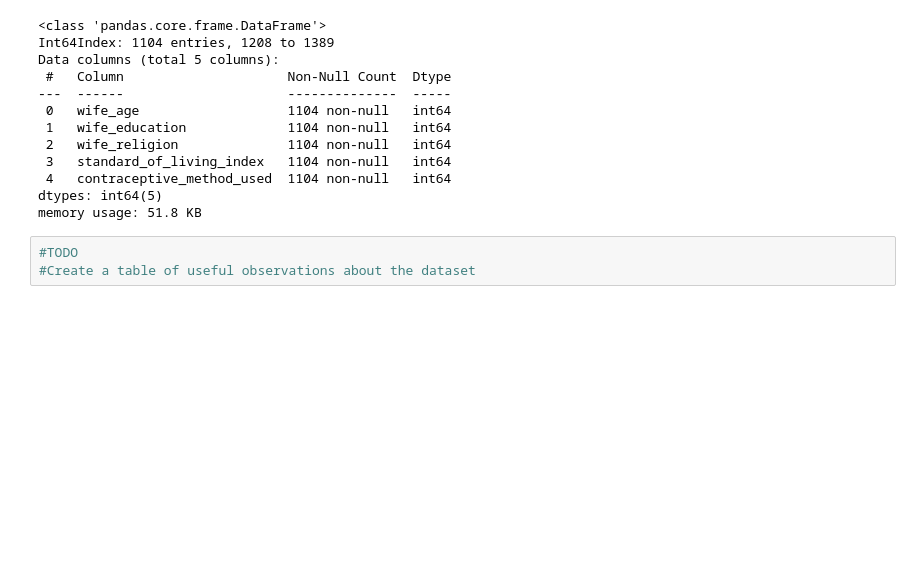
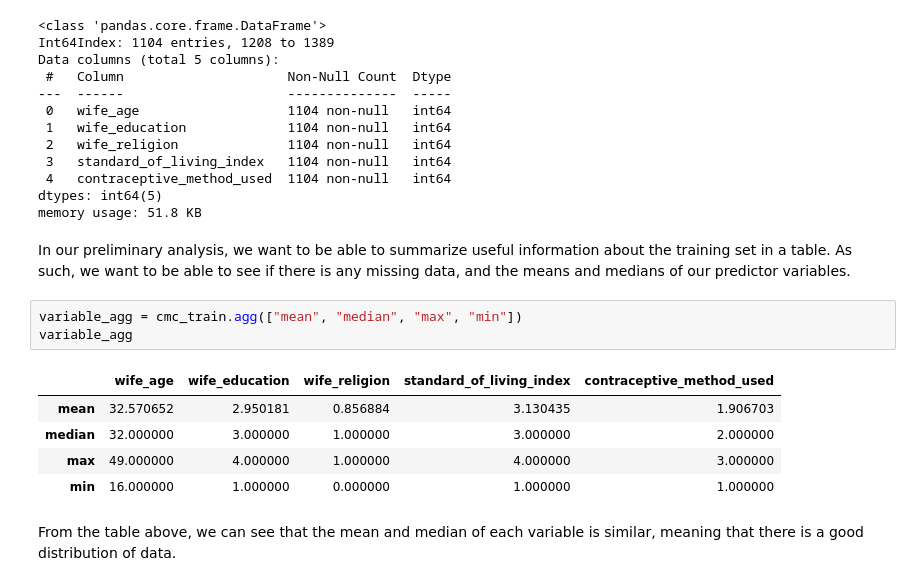
Before and after one commit to kennaroozendaal/DSCI-100-Group-Project-15-, a Jupyter notebook: Project/Project_proposal.ipynb, the cells around one changed output. Drawn from its saved outputs; the diff is of its cells as text; blank space fills up the shorter version.

Commit message:
Basic exploratory data analysis

```diff
--- a/Project/Project_proposal.ipynb
+++ b/Project/Project_proposal.ipynb
@@ -102,6 +102,16 @@ Data columns (total 5 columns):
  4   contraceptive_method_used  1104 non-null   int64
 dtypes: int64(5)
 memory usage: 51.8 KB
-# %%
-#TODO
-#Create a table of useful observations about the dataset
+# %% [markdown]
+In our preliminary analysis, we want to be able to summarize useful information about the training set in a table. As such, we want to be able to see if there is any missing data, and the means and medians of our predictor variables.
+# %%
+variable_agg = cmc_train.agg(["mean", "median", "max", "min"])
+variable_agg
+# %% [output]
+|  | wife_age | wife_education | wife_religion | standard_of_living_index | contraceptive_method_used |
+| mean | 32.570652 | 2.950181 | 0.856884 | 3.130435 | 1.906703 |
+| median | 32.000000 | 3.000000 | 1.000000 | 3.000000 | 2.000000 |
+| max | 49.000000 | 4.000000 | 1.000000 | 4.000000 | 3.000000 |
+| min | 16.000000 | 1.000000 | 0.000000 | 1.000000 | 1.000000 |
+# %% [markdown]
+From the table above, we can see that the mean and median of each variable is similar, meaning that there is a good distribution of data.
```
Also changed, not shown: parts of 6 cells of this notebook.
